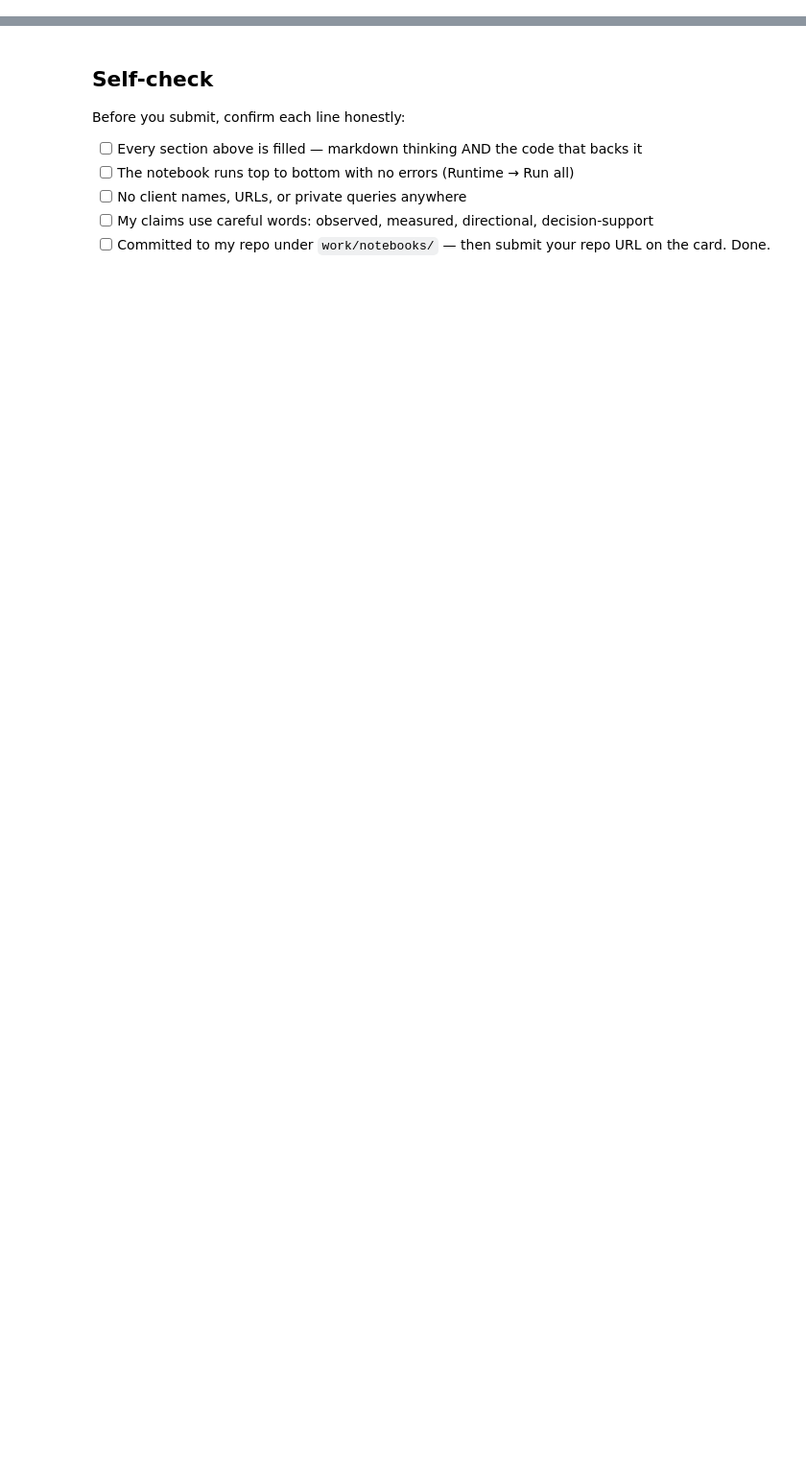
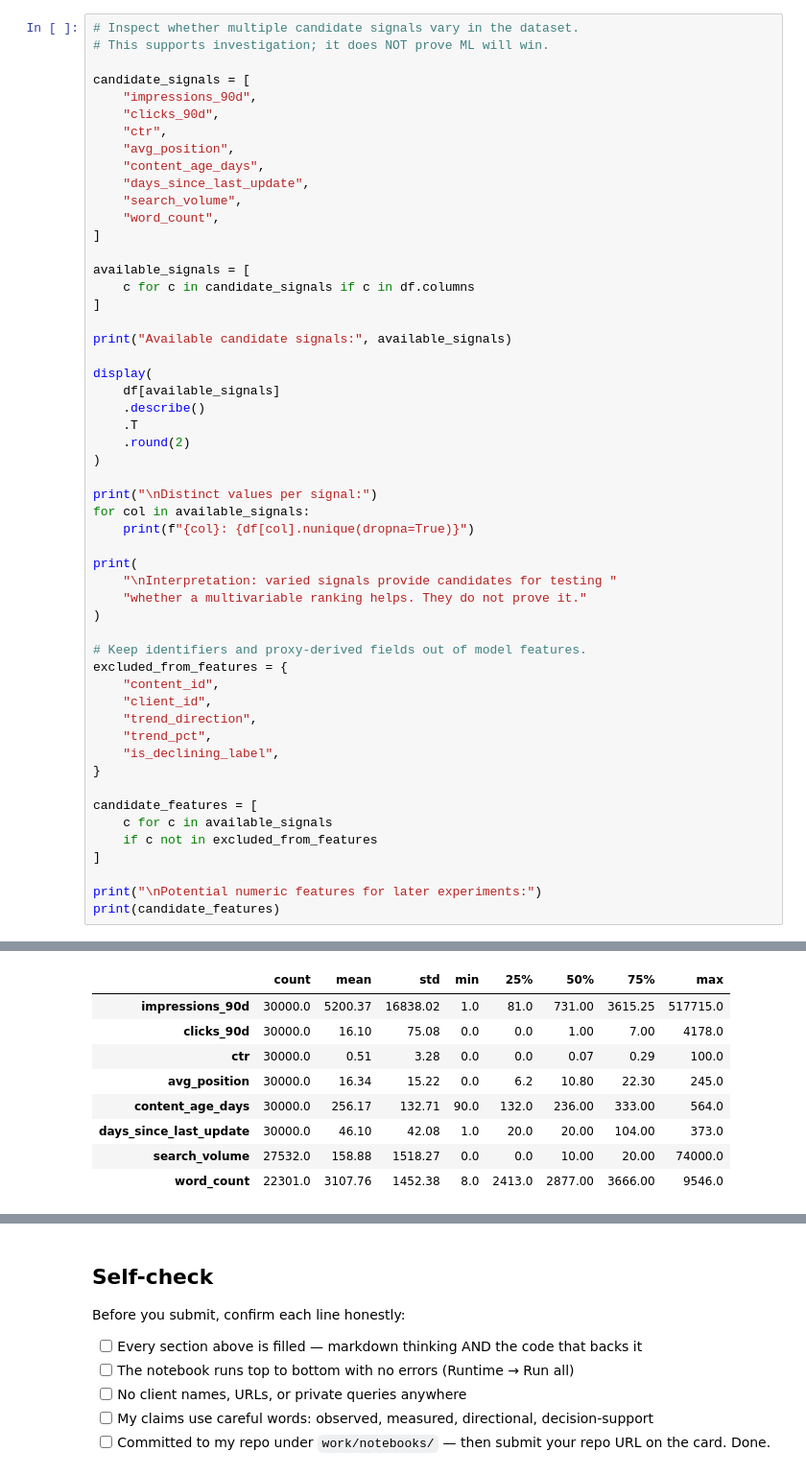
Before and after one commit to nancy121205/flyrank, a Jupyter notebook: work/notebooks/w02_ml_task_framing.ipynb, the cells around one changed output, grey strips where cells are left out. Shown at 96% size. Saved outputs shown, nothing was run; the diff lists cells and outputs as text; blank space fills up the shorter version.

```diff
--- a/work/notebooks/w02_ml_task_framing.ipynb
+++ b/work/notebooks/w02_ml_task_framing.ipynb
@@ -43,0 +207,54 @@ This skeleton is yours to fill. Work the sections **in order** — each one has
+# %%
+# Inspect whether multiple candidate signals vary in the dataset.
+# This supports investigation; it does NOT prove ML will win.
+
+candidate_signals = [
+    "impressions_90d",
+    "clicks_90d",
+    "ctr",
+    "avg_position",
+    "content_age_days",
+    "days_since_last_update",
+    "search_volume",
+    "word_count",
+]
+
+available_signals = [
+    c for c in candidate_signals if c in df.columns
+]
+
+print("Available candidate signals:", available_signals)
+
+display(
+    df[available_signals]
+    .describe()
+    .T
+    .round(2)
+)
+
+print("\nDistinct values per signal:")
+for col in available_signals:
+    print(f"{col}: {df[col].nunique(dropna=True)}")
+
+print(
+    "\nInterpretation: varied signals provide candidates for testing "
+    "whether a multivariable ranking helps. They do not prove it."
+)
+
+# Keep identifiers and proxy-derived fields out of model features.
+excluded_from_features = {
+    "content_id",
+    "client_id",
+    "trend_direction",
+    "trend_pct",
+    "is_declining_label",
+}
+
+candidate_features = [
+    c for c in available_signals
+    if c not in excluded_from_features
+]
+
+print("\nPotential numeric features for later experiments:")
+print(candidate_features)
+# %% [output]
@@ -43,0 +262,9 @@ This skeleton is yours to fill. Work the sections **in order** — each one has
+|  | count | mean | std | min | 25% | 50% | 75% | max |
+| impressions_90d | 30000.0 | 5200.37 | 16838.02 | 1.0 | 81.0 | 731.00 | 3615.25 | 517715.0 |
+| clicks_90d | 30000.0 | 16.10 | 75.08 | 0.0 | 0.0 | 1.00 | 7.00 | 4178.0 |
+| ctr | 30000.0 | 0.51 | 3.28 | 0.0 | 0.0 | 0.07 | 0.29 | 100.0 |
+| avg_position | 30000.0 | 16.34 | 15.22 | 0.0 | 6.2 | 10.80 | 22.30 | 245.0 |
+| content_age_days | 30000.0 | 256.17 | 132.71 | 90.0 | 132.0 | 236.00 | 333.00 | 564.0 |
+| days_since_last_update | 30000.0 | 46.10 | 42.08 | 1.0 | 20.0 | 20.00 | 104.00 | 373.0 |
+| search_volume | 27532.0 | 158.88 | 1518.27 | 0.0 | 0.0 | 10.00 | 20.00 | 74000.0 |
+| word_count | 22301.0 | 3107.76 | 1452.38 | 8.0 | 2413.0 | 2877.00 | 3666.00 | 9546.0 |
```
Also changed, not shown: parts of 20 cells of this notebook.
